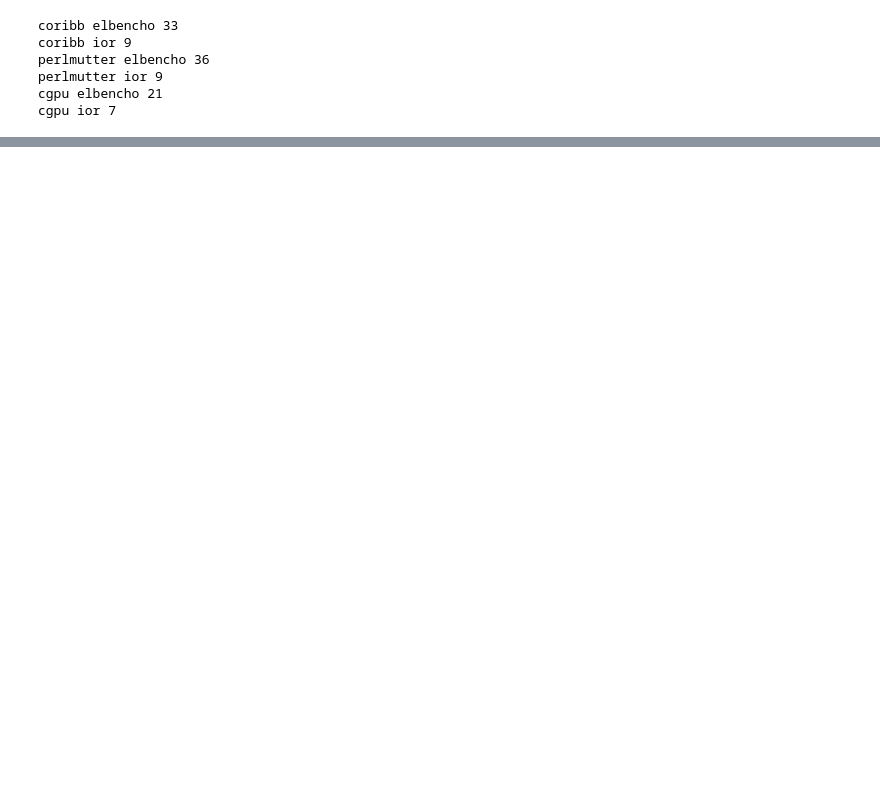
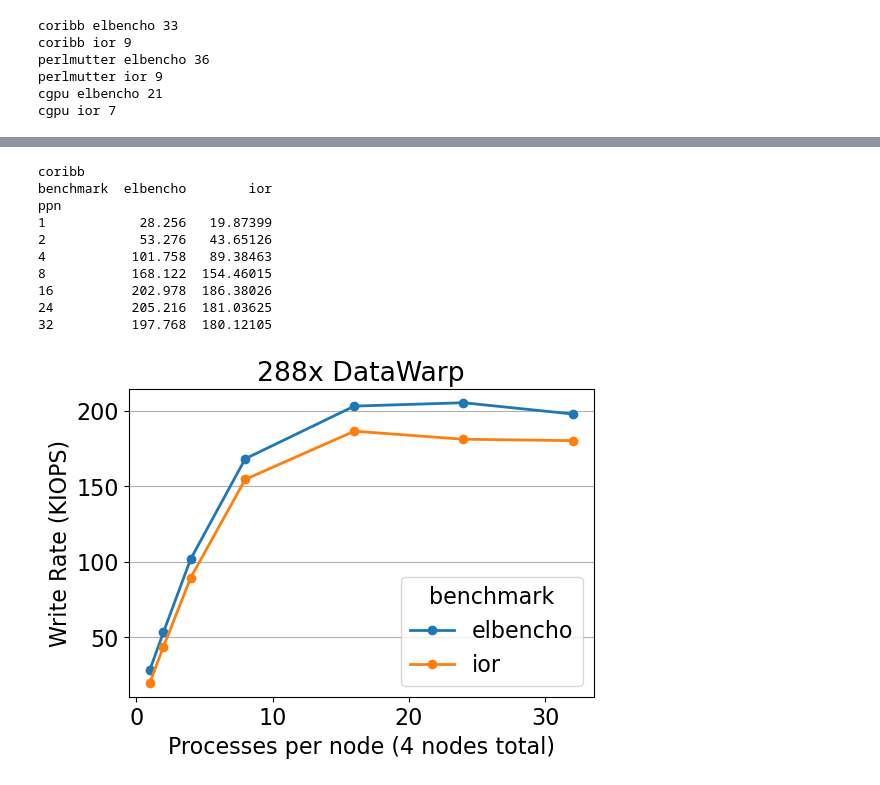
Before and after one commit to glennklockwood/elbencho-test, a Jupyter notebook: notebooks/ior-vs-elb-vs-fs.ipynb, the cells around one changed output, grey strips where cells are left out. Drawn from its saved outputs; the diff is of its cells as text; code cells hidden in the pictures; blank space fills up the shorter version.

```diff
--- a/notebooks/ior-vs-elb-vs-fs.ipynb
+++ b/notebooks/ior-vs-elb-vs-fs.ipynb
@@ -59,0 +66,15 @@ cgpu
+# %%
+iops_df = None
+
+for file_system in FILE_SYSTEMS:
+    for benchmark in BENCHMARKS:
+        results_files = glob.glob(os.path.join("..", f"results.{file_system}", f"{benchmark}-scaling", "iops-direct*.out"))
+        results_files += glob.glob(os.path.join("..", f"results.{file_system}", f"{benchmark}-scaling", "iops-direct*.csv"))
+        print(file_system, benchmark, len(results_files))
+        results = parse_results(results_files, fs=file_system, benchmark=benchmark)
+        _tmp = pandas.DataFrame.from_records(results)
+        if iops_df is None:
+            iops_df = _tmp
+        else:
+            iops_df = pandas.concat([iops_df, _tmp], axis=0)
+iops_df
@@ -59,0 +105,28 @@ cgpu
+# %%
+for file_system in ['coribb']:
+    print(file_system)
+    try:
+        plot_df = iops_df[iops_df['fs'] == file_system].pivot(index="ppn", columns="benchmark", values="iops") / 1000.0
+    except ValueError:
+        print(iops_df[iops_df['fs'] == file_system])
+        continue
+    #ax = plot_df.plot.bar(width=0.8, edgecolor='black')
+    ax = plot_df.plot(lw=2, marker='o')
+    ax.set_title(FILE_SYSTEMS.get(file_system, file_system))
+    ax.set_ylabel("Write Rate (KIOPS)")
+    ax.set_xlabel("Processes per node (4 nodes total)")
+    ax.set_axisbelow(True)
+    ax.yaxis.grid(True, which="major")
+    print(plot_df)
+# %% [output]
+coribb
+benchmark  elbencho        ior
+ppn
+1            28.256   19.87399
+2            53.276   43.65126
+4           101.758   89.38463
+8           168.122  154.46015
+16          202.978  186.38026
+24          205.216  181.03625
+32          197.768  180.12105
+[figure, added]
```
Also changed, not shown: parts of 4 cells of this notebook.
